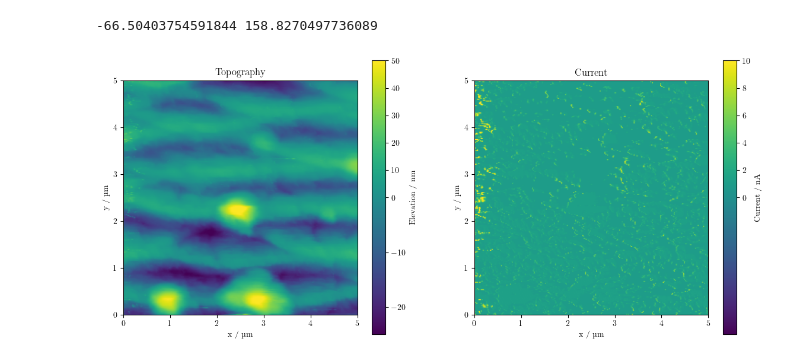
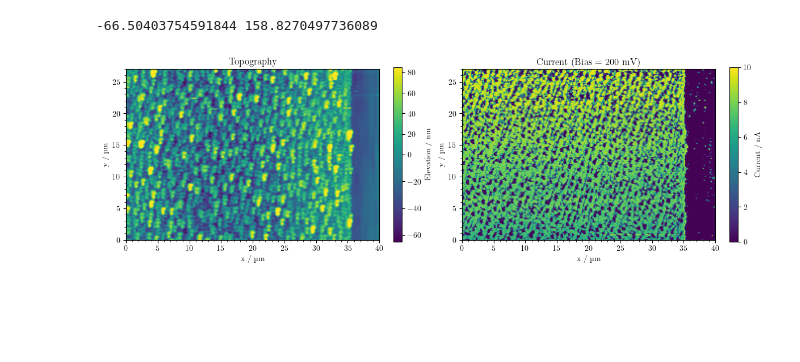
Before and after one commit to XXLutz13/Master_data, a Jupyter notebook: AFM/AFM_NiSi.ipynb, the cells around one changed output. Saved outputs shown, nothing was run; the diff lists cells and outputs as text; code cells hidden in the pictures; blank space fills up the shorter version.

```diff
--- a/AFM/AFM_NiSi.ipynb
+++ b/AFM/AFM_NiSi.ipynb
@@ -17,21 +17,22 @@ plt.rcParams.update({
 # Ni2Si Stückchen 850 °C:
 # file_path_topography = r"../Data/AFM/NiSi_Stückchen/Ni2Si_850_topography.txt"
 # file_path_current = r"../Data/AFM/NiSi_Stückchen/Ni2Si_850_current.txt"
-file_path_topography = r"../Data/AFM/NiSi_Stückchen/Ni2Si_1000_1V_topography.txt"
-file_path_current = r"../Data/AFM/NiSi_Stückchen/Ni2Si_1000_1V_current.txt"
+# file_path_topography = r"../Data/AFM/NiSi_Stückchen/Ni2Si_1000_1V_topography.txt"
+# file_path_current = r"../Data/AFM/NiSi_Stückchen/Ni2Si_1000_1V_current.txt"
 # Ni cTLM:
-# file_path_topography = r"../Data/AFM/2026-01-16_cTLM_01/relevant/20251216_Strucktur_7-1_TLM_15um_200mV_Topography.txt"
-# file_path_current = r"../Data/AFM/2026-01-16_cTLM_01/relevant/20251216_Strucktur_7-1_TLM_15um_200mV_Retrace_Current.txt"
+file_path_topography = r"../Data/AFM/2026-01-16_cTLM_01/relevant/20251216_Strucktur_7-1_TLM_15um_200mV_Topography.txt"
+file_path_current = r"../Data/AFM/2026-01-16_cTLM_01/relevant/20251216_Strucktur_7-1_TLM_15um_200mV_Retrace_Current.txt"
 
 topography_array = np.loadtxt(file_path_topography, delimiter=None)
 current_array = np.loadtxt(file_path_current, delimiter=None)
-current_array = current_array + 0.53
+# current_array = current_array + 0.53
 current_array = current_array * (-1)
 # %%
-physical_width = 5   # x in µm
-physical_height = 5  # y in µm
-# physical_width = 40   # x in µm
-# physical_height = 40  # y in µm
+# physical_width = 5   # x in µm
+# physical_height = 5  # y in µm
+physical_width = 40   # x in µm
+physical_height = 40  # y in µm
+# Valencia p
 # physical_width = 30   # x in µm
 # physical_height = 20  # y in µm
 
@@ -85,46 +88,49 @@ print(np.min(topography_array), np.max(topography_array))
 # %% [output]
 -66.50403754591844 158.8270497736089
 # %%
-# norm_topo = mcolors.TwoSlopeNorm(vmin=-70, vcenter=0, vmax=100)
+# norm_topo = mcolors.TwoSlopeNorm(vmin=-300, vcenter=0, vmax=300)
 # norm_curr = mcolors.TwoSlopeNorm(vmin=-0.1, vcenter=0, vmax=10)
 # norm_topo = mcolors.TwoSlopeNorm(vmin=-45, vcenter=0, vmax=45)
 # norm_curr = mcolors.TwoSlopeNorm(vmin=-0.1, vcenter=0, vmax=10)
-norm_topo = mcolors.TwoSlopeNorm(vmin=-25, vcenter=0, vmax=50)
+norm_topo = mcolors.TwoSlopeNorm(vmin=-65, vcenter=0, vmax=85)
 norm_curr = mcolors.TwoSlopeNorm(vmin=-0.1, vcenter=0, vmax=10)
+# norm_topo = mcolors.TwoSlopeNorm(vmin=-25, vcenter=0, vmax=50)
+# norm_curr = mcolors.TwoSlopeNorm(vmin=-0.1, vcenter=0, vmax=10)
 
 
-fig, (ax1, ax2) = plt.subplots(1, 2, figsize=(14, 6))
+fig, (ax1, ax2) = plt.subplots(1, 2, figsize=(14, 4))
 
 # Topography Plot   topography_contact topography_array
-im1 = ax1.imshow(topography_array, cmap='viridis', norm=norm_topo, extent=[0, physical_width, 0, physical_height])    # [0, physical_width, 0, physical_height]
+im1 = ax1.imshow(topography_contact, cmap='viridis', norm=norm_topo, extent=[x_min, x_max, y_min, y_max])    # [0, physical_width, 0, physical_height]
 
-cbar1 = plt.colorbar(im1, ax=ax1, label='Elevation (nm)')
+cbar1 = plt.colorbar(im1, ax=ax1, label='Elevation (nm)', fraction=0.045, pad=0.05)
 cbar1.set_label('Elevation / nm')
 ax1.set_title("Topography")
 ax1.set_xlabel("x / µm")
 ax1.set_ylabel("y / µm")
 
 # Current Plot  current_contact current_array
-im2 = ax2.imshow(current_array, cmap='viridis', norm=norm_curr, extent=[0, physical_width, 0, physical_height])   # viridis inferno            [x_min, x_max, y_min, y_max]
-# im2 = ax2.imshow(current_contact, cmap='viridis', extent=[x_min, x_max, y_min, y_max], vmax=10, vmin=0)   # viridis inferno
+# im2 = ax2.imshow(current_contact, cmap='viridis', norm=norm_curr, extent=[x_min, x_max, y_min, y_max])   # viridis inferno            [x_min, x_max, y_min, y_max]
+# im2 = ax2.imshow(current_array, cmap='viridis', extent=[0, physical_width, 0, physical_height])   # viridis inferno            [x_min, x_max, y_min, y_max]
+im2 = ax2.imshow(current_contact, cmap='viridis', extent=[x_min, x_max, y_min, y_max], vmax=10, vmin=0)   # viridis inferno
 
-cbar2 = plt.colorbar(im2, ax=ax2, label='Current (pA)')
+cbar2 = plt.colorbar(im2, ax=ax2, label='Current (pA)', fraction=0.045, pad=0.05)
 cbar2.set_label('Current / nA')
-ax2.set_title("Current")
+ax2.set_title("Current (Bias = 200 mV)")
 ax2.set_xlabel("x / µm")
 ax2.set_ylabel("y / µm")
 
 from matplotlib.ticker import MultipleLocator
-# ax1.yaxis.set_major_locator(MultipleLocator(5))
-# ax2.yaxis.set_major_locator(MultipleLocator(5))
+ax1.yaxis.set_major_locator(MultipleLocator(5))
+ax2.yaxis.set_major_locator(MultipleLocator(5))
 ax1.yaxis.set_minor_locator(MultipleLocator(1))
 ax2.yaxis.set_minor_locator(MultipleLocator(1))
 ax1.xaxis.set_minor_locator(MultipleLocator(1))
 ax2.xaxis.set_minor_locator(MultipleLocator(1))
 
 # plt.savefig('../Images/AFM/Ni2Si_850.pdf', dpi=500)
 # plt.savefig('../Images/AFM/Valencia2_W1_p.pdf', dpi=500)
 # plt.savefig('../Images/AFM/Ni_cTLM_2.pdf', dpi=500)
 plt.show()
 # %% [output]
-[figure, old version]
+[figure, new version]
```
Also changed, not shown: parts of 2 cells of this notebook, 6 other files.
